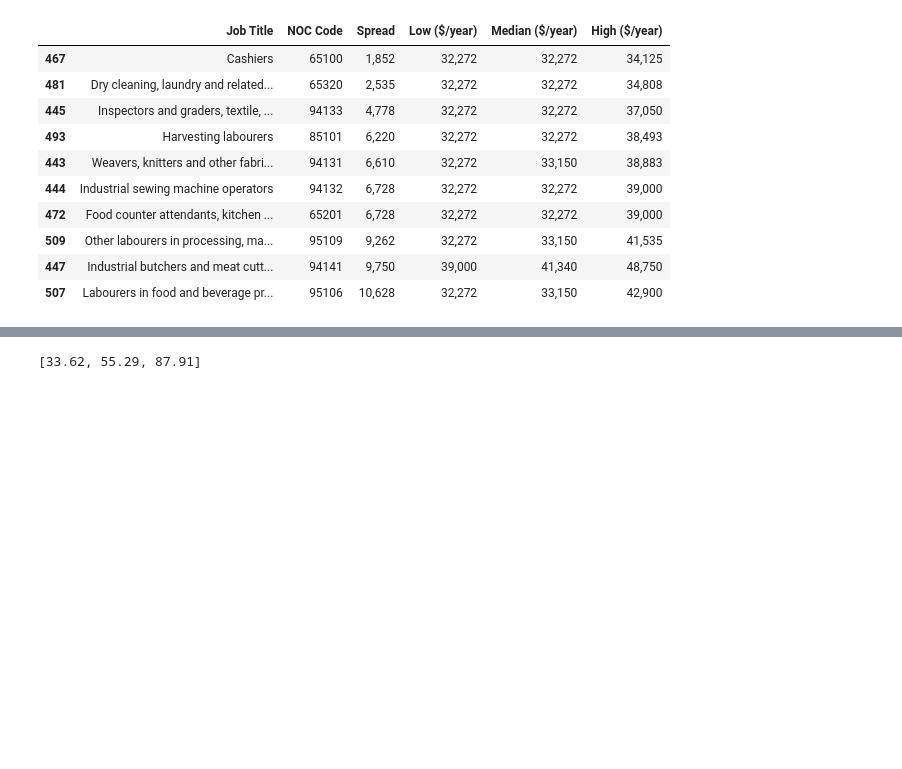
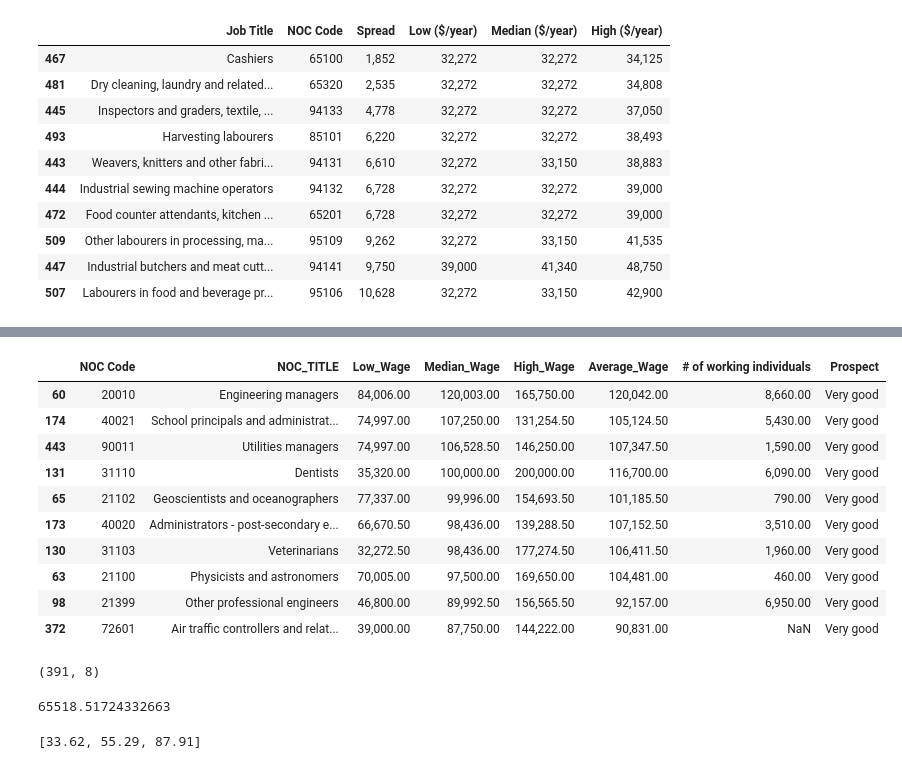
Before and after one commit to talezadeh/Salaries_in_Toronto, a Jupyter notebook: main.ipynb, the cells around one changed output, grey strips where cells are left out. Drawn from its saved outputs; the diff is of its cells as text; code cells hidden in the pictures; blank space fills up the shorter version.

```diff
--- a/main.ipynb
+++ b/main.ipynb
@@ -255,3 +441,29 @@ low_risk[:10]
+# %%
+# jobs with very good prospect
+
+df_merged[df_merged["Prospect"] == "Very good"].sort_values(by="Median_Wage", ascending=False)[:10]
+# %% [output]
+|  | NOC Code | NOC_TITLE | Low_Wage | Median_Wage | High_Wage | Average_Wage | # of working individuals | Prospect |
+| 60 | 20010 | Engineering managers | 84,006.00 | 120,003.00 | 165,750.00 | 120,042.00 | 8,660.00 | Very good |
+| 174 | 40021 | School principals and administrat... | 74,997.00 | 107,250.00 | 131,254.50 | 105,124.50 | 5,430.00 | Very good |
+| 443 | 90011 | Utilities managers | 74,997.00 | 106,528.50 | 146,250.00 | 107,347.50 | 1,590.00 | Very good |
+| 131 | 31110 | Dentists | 35,320.00 | 100,000.00 | 200,000.00 | 116,700.00 | 6,090.00 | Very good |
+| 65 | 21102 | Geoscientists and oceanographers | 77,337.00 | 99,996.00 | 154,693.50 | 101,185.50 | 790.00 | Very good |
+| 173 | 40020 | Administrators - post-secondary e... | 66,670.50 | 98,436.00 | 139,288.50 | 107,152.50 | 3,510.00 | Very good |
+| 130 | 31103 | Veterinarians | 32,272.50 | 98,436.00 | 177,274.50 | 106,411.50 | 1,960.00 | Very good |
+| 63 | 21100 | Physicists and astronomers | 70,005.00 | 97,500.00 | 169,650.00 | 104,481.00 | 460.00 | Very good |
+| 98 | 21399 | Other professional engineers | 46,800.00 | 89,992.50 | 156,565.50 | 92,157.00 | 6,950.00 | Very good |
+| 372 | 72601 | Air traffic controllers and relat... | 39,000.00 | 87,750.00 | 144,222.00 | 90,831.00 | NaN | Very good |
+# %%
+df_clean = df_merged.dropna()
+df_clean.shape
+# %% [output]
+(391, 8)
+# %%
+average = sum(df_clean["# of working individuals"] * df_clean["Average_Wage"])/sum(df_clean["# of working individuals"])
+average
+# %% [output]
+65518.51724332663
 # %%
 # You can modify the code for Canada wide salaries
 
```
Also changed, not shown: parts of 12 cells of this notebook, 4 other files.
